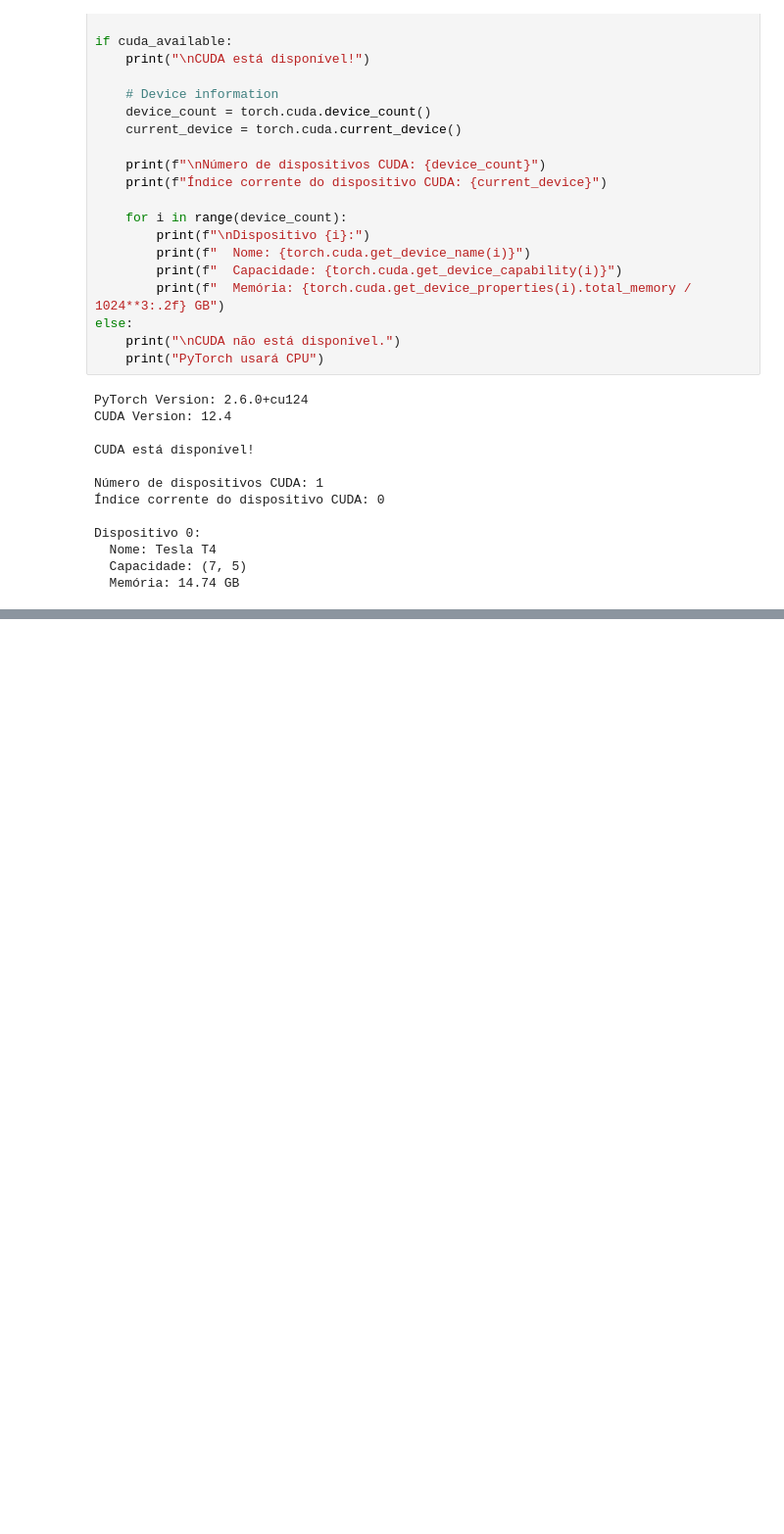
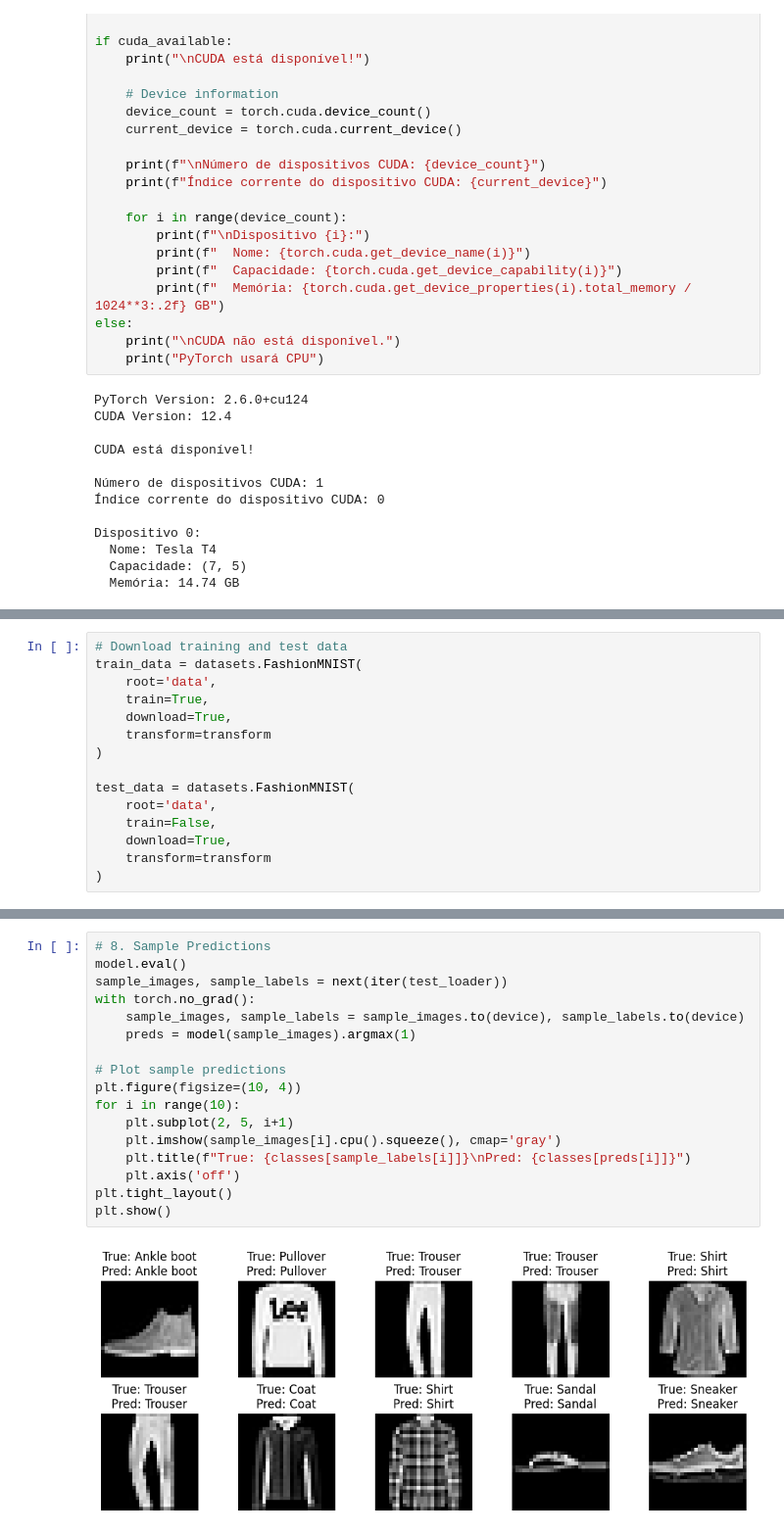
Before and after one commit to armandossrecife/teste, a Jupyter notebook: check_cuda_by_torch.ipynb, the cells around one changed output, grey strips where cells are left out. Shown at 98% size. Cells and saved outputs as stored; diff of their text form; blank space fills up the shorter version.

```diff
--- a/check_cuda_by_torch.ipynb
+++ b/check_cuda_by_torch.ipynb
@@ -67,0 +229,15 @@ Dispositivo 0:
+# %%
+# Download training and test data
+train_data = datasets.FashionMNIST(
+    root='data',
+    train=True,
+    download=True,
+    transform=transform
+)
+
+test_data = datasets.FashionMNIST(
+    root='data',
+    train=False,
+    download=True,
+    transform=transform
+)
@@ -67,0 +371,19 @@ Dispositivo 0:
+# %%
+# 8. Sample Predictions
+model.eval()
+sample_images, sample_labels = next(iter(test_loader))
+with torch.no_grad():
+    sample_images, sample_labels = sample_images.to(device), sample_labels.to(device)
+    preds = model(sample_images).argmax(1)
+
+# Plot sample predictions
+plt.figure(figsize=(10, 4))
+for i in range(10):
+    plt.subplot(2, 5, i+1)
+    plt.imshow(sample_images[i].cpu().squeeze(), cmap='gray')
+    plt.title(f"True: {classes[sample_labels[i]]}\nPred: {classes[preds[i]]}")
+    plt.axis('off')
+plt.tight_layout()
+plt.show()
+# %% [output]
+[figure, added]
```
Also changed, not shown: parts of 13 cells of this notebook.
